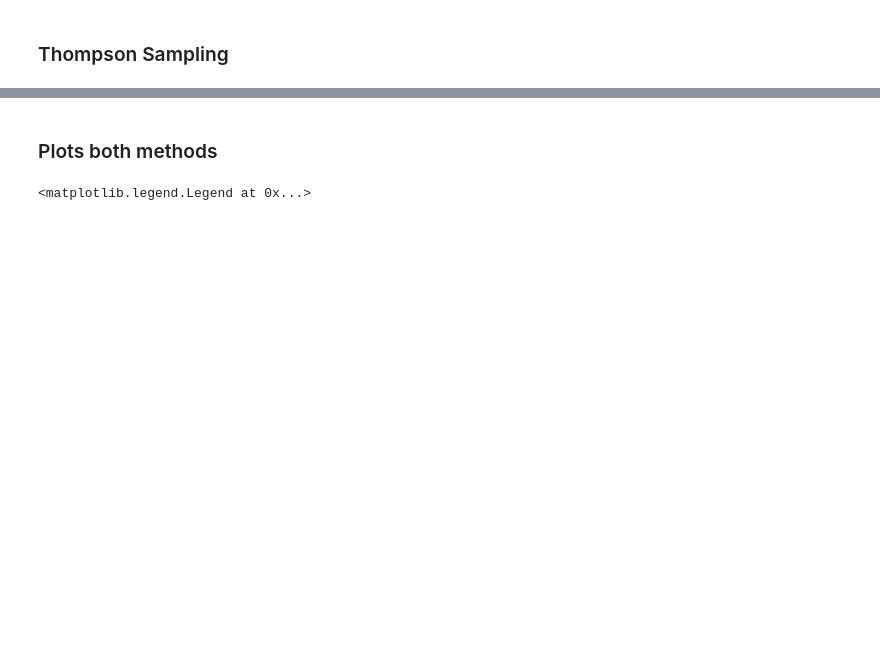
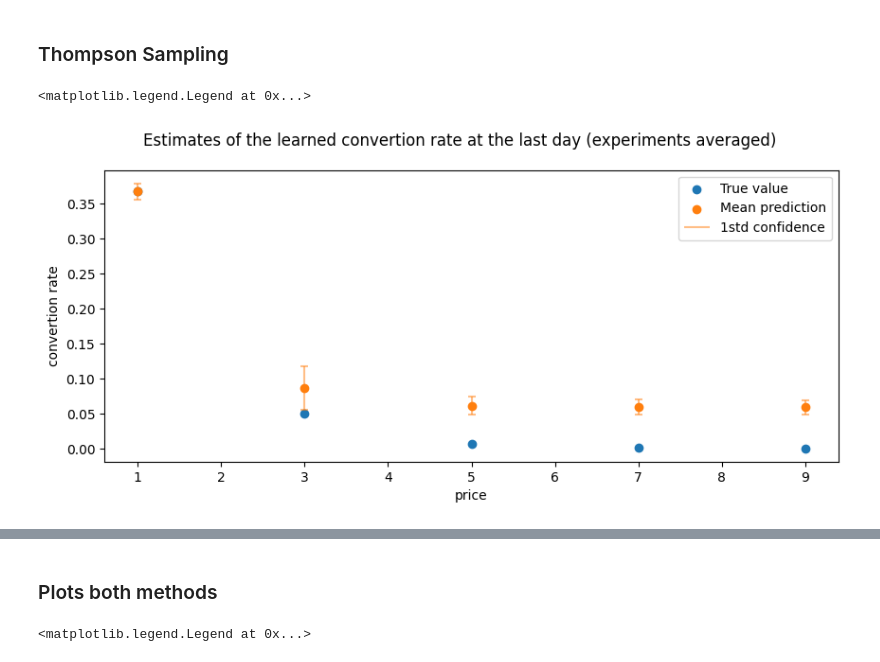
Before and after one commit to ossama-eloukili/Online-Learning-Applications-Project, a Jupyter notebook: bySTEPS.ipynb, the cells around one changed output, grey strips where cells are left out. Saved outputs shown, nothing was run; the diff lists cells and outputs as text; code cells hidden in the pictures; blank space fills up the shorter version.

```diff
--- a/bySTEPS.ipynb
+++ b/bySTEPS.ipynb
@@ -505,0 +533,21 @@ for e in range(0, n_experiments):
+# %%
+# Plot:
+
+ts_conversion_rate_hat = np.mean(ts_conversion_rate_per_experiment, axis = 0)
+ts_conversion_rate_std = np.std(ts_conversion_rate_per_experiment, axis = 0)
+
+plt.figure(figsize = (10,4))
+plt.suptitle('Estimates of the learned convertion rate at the last day (experiments averaged)')
+
+plt.scatter(prices, C1.conversion_rate_function(prices), label = "True value")
+plt.scatter(prices, ts_conversion_rate_hat, color = "C1",label="Mean prediction")
+plt.vlines(prices, ts_conversion_rate_hat - ts_conversion_rate_std, ts_conversion_rate_hat +  ts_conversion_rate_std,
+           colors='tab:orange', alpha=0.5, label = "1std confidence")
+plt.scatter(prices, ts_conversion_rate_hat - ts_conversion_rate_std, color='tab:orange', alpha=0.5, marker='_')
+plt.scatter(prices, ts_conversion_rate_hat + ts_conversion_rate_std, color='tab:orange', alpha=0.5, marker='_')
+plt.xlabel("price")
+plt.ylabel("convertion rate")
+plt.legend()
+# %% [output]
+<matplotlib.legend.Legend at 0x...>
+[figure, added]
```
Also changed, not shown: parts of 10 cells of this notebook.
